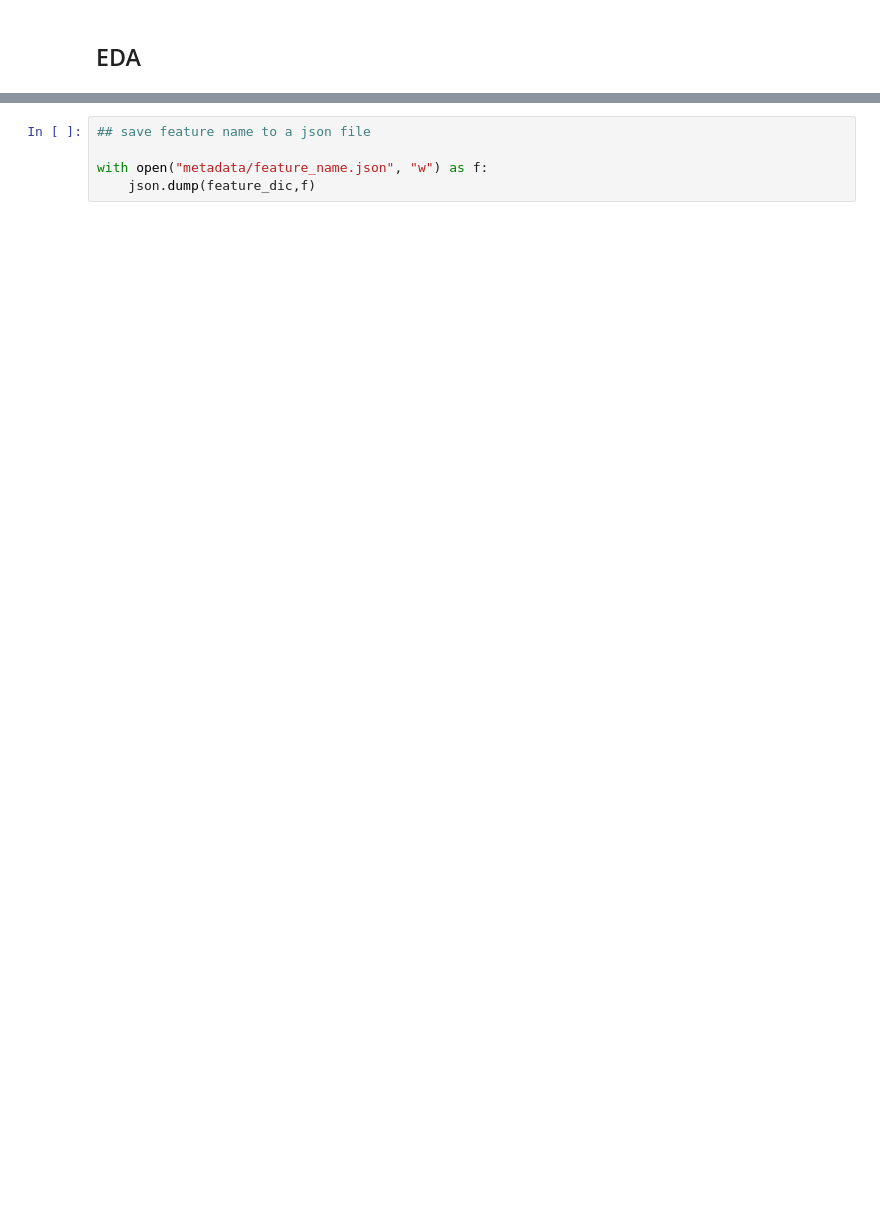
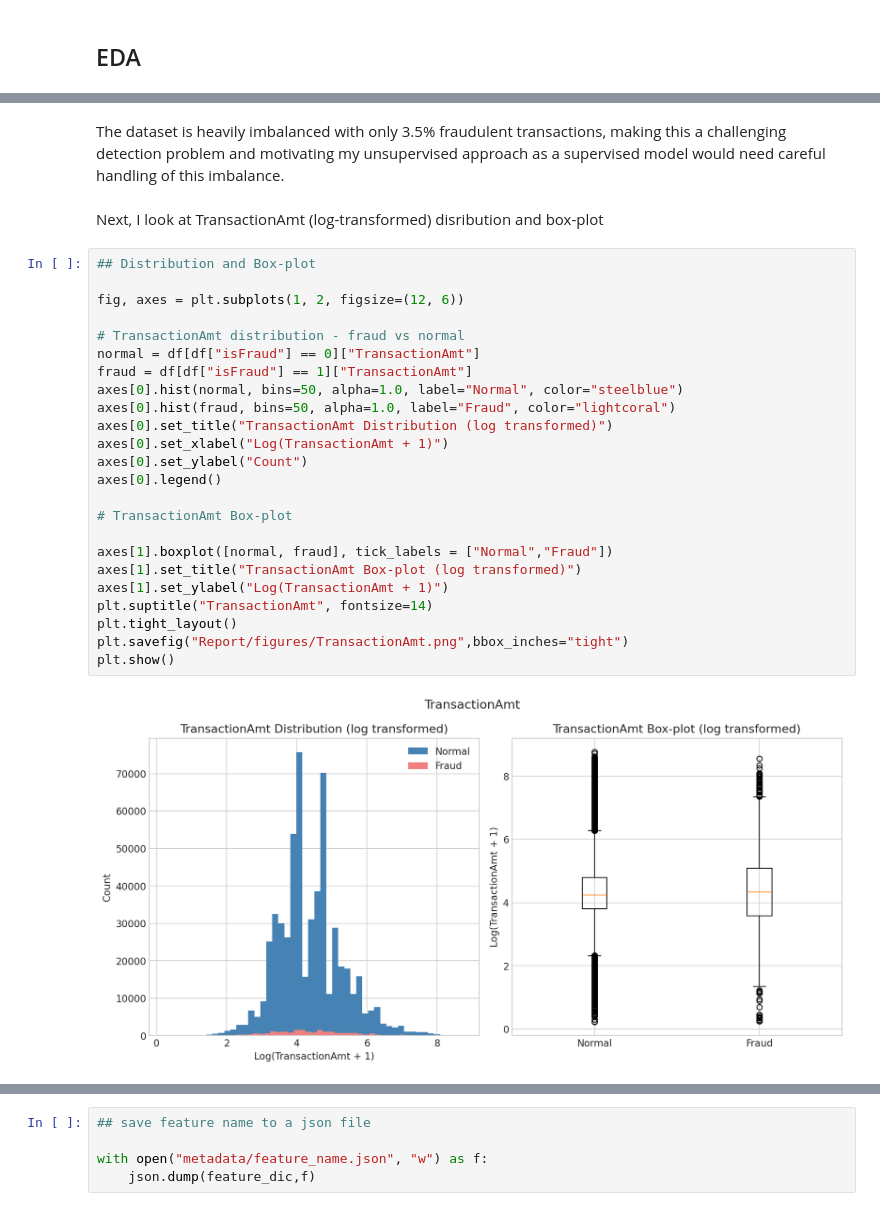
Before and after one commit to RishabhBubna/ML_Pipeline, a Jupyter notebook: IEEE_notebook.ipynb, the cells around one changed output, grey strips where cells are left out. Cells and saved outputs as stored; diff of their text form; blank space fills up the shorter version.

```diff
--- a/IEEE_notebook.ipynb
+++ b/IEEE_notebook.ipynb
@@ -472,0 +1358,30 @@ feature_dic = {
+# %% [markdown]
+The dataset is heavily imbalanced with only 3.5% fraudulent transactions, making this a challenging detection problem and motivating my unsupervised approach as a supervised model would need careful handling of this imbalance.
+# %% [markdown]
+Next, I look at TransactionAmt (log-transformed) disribution and box-plot
+# %%
+## Distribution and Box-plot
+
+fig, axes = plt.subplots(1, 2, figsize=(12, 6))
+
+# TransactionAmt distribution - fraud vs normal
+normal = df[df["isFraud"] == 0]["TransactionAmt"]
+fraud = df[df["isFraud"] == 1]["TransactionAmt"]
+axes[0].hist(normal, bins=50, alpha=1.0, label="Normal", color="steelblue")
+axes[0].hist(fraud, bins=50, alpha=1.0, label="Fraud", color="lightcoral")
+axes[0].set_title("TransactionAmt Distribution (log transformed)")
+axes[0].set_xlabel("Log(TransactionAmt + 1)")
+axes[0].set_ylabel("Count")
+axes[0].legend()
+
+# TransactionAmt Box-plot
+
+axes[1].boxplot([normal, fraud], tick_labels = ["Normal","Fraud"])
+axes[1].set_title("TransactionAmt Box-plot (log transformed)")
+axes[1].set_ylabel("Log(TransactionAmt + 1)")
+plt.suptitle("TransactionAmt", fontsize=14)
+plt.tight_layout()
+plt.savefig("Report/figures/TransactionAmt.png",bbox_inches="tight")
+plt.show()
+# %% [output]
+[figure, added]
```
Also changed, not shown: parts of 297 cells of this notebook, 37 other files.
